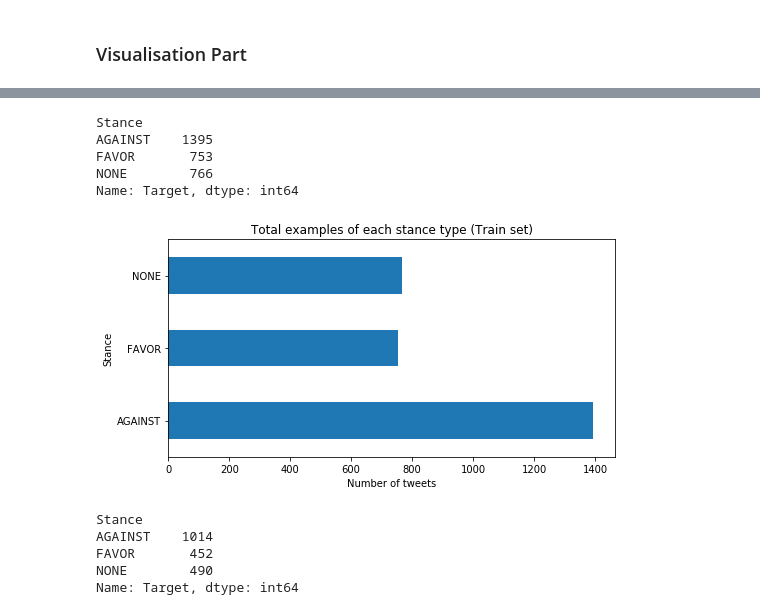
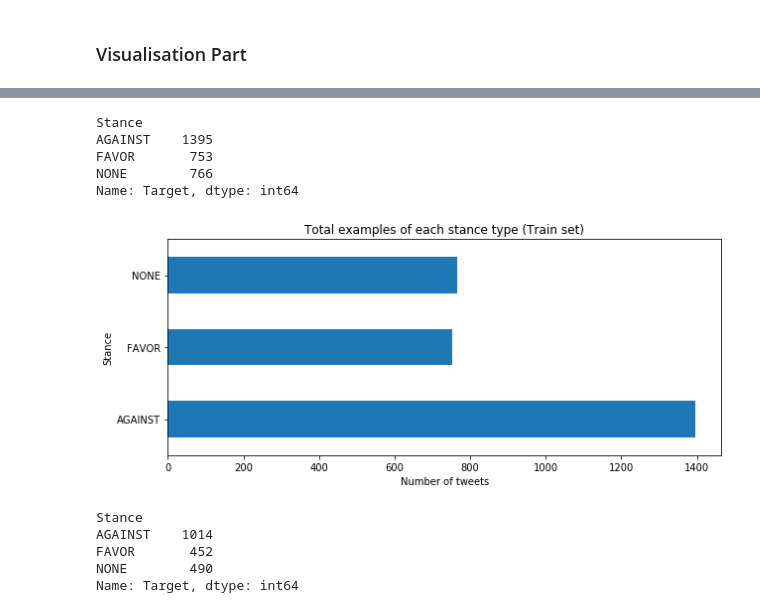
Before and after one commit to HaiderSS/Stance-Classification-in-Tweets, a Jupyter notebook: Text preprocessing and Visualisation.ipynb, the cells around one changed output, grey strips where cells are left out. Cells and saved outputs as stored; diff of their text form; code cells hidden in the pictures.

```diff
--- a/Text preprocessing and Visualisation.ipynb
+++ b/Text preprocessing and Visualisation.ipynb
@@ -332,16 +332,16 @@ plt.show()
 # %%
 import matplotlib.pyplot as plt
 print(trainData.groupby('Stance')['Target'].count())
-ax = trainData.groupby('Stance')['Target'].count().plot(kind='barh', title ="Total examples of each stance type (Train set)", figsize=(8, 4))
+ax = trainData.groupby('Stance')['Target'].count().plot(kind='barh', title ="Total examples of each stance type (Train set)", figsize=(10, 4))
 ax.set_xlabel("Number of tweets", fontsize=10)
 plt.show()
 # %% [output]
 Stance
 AGAINST    1395
 FAVOR       753
 NONE        766
 Name: Target, dtype: int64
-[figure, old version]
+[figure, new version]
 # %%
 print(testData.groupby('Stance')['Target'].count())
 ax = testData.groupby('Stance')['Target'].count().plot(kind='barh', title ="Total examples of each stance type (Test set)", figsize=(10, 4))
```
Also changed, not shown: parts of 15 cells of this notebook.
